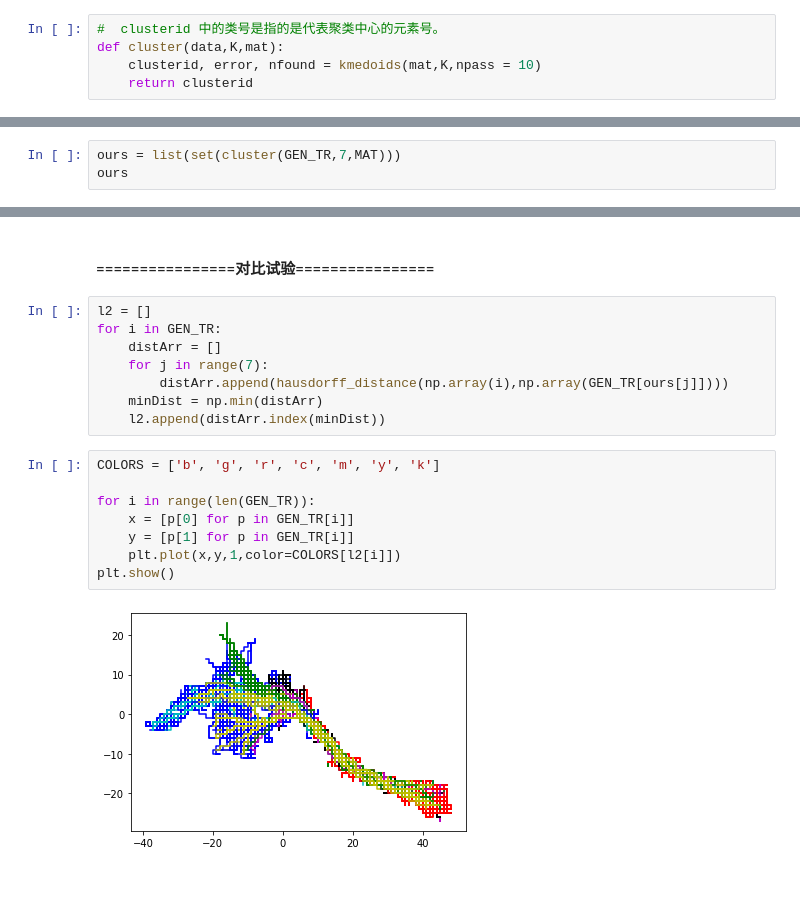
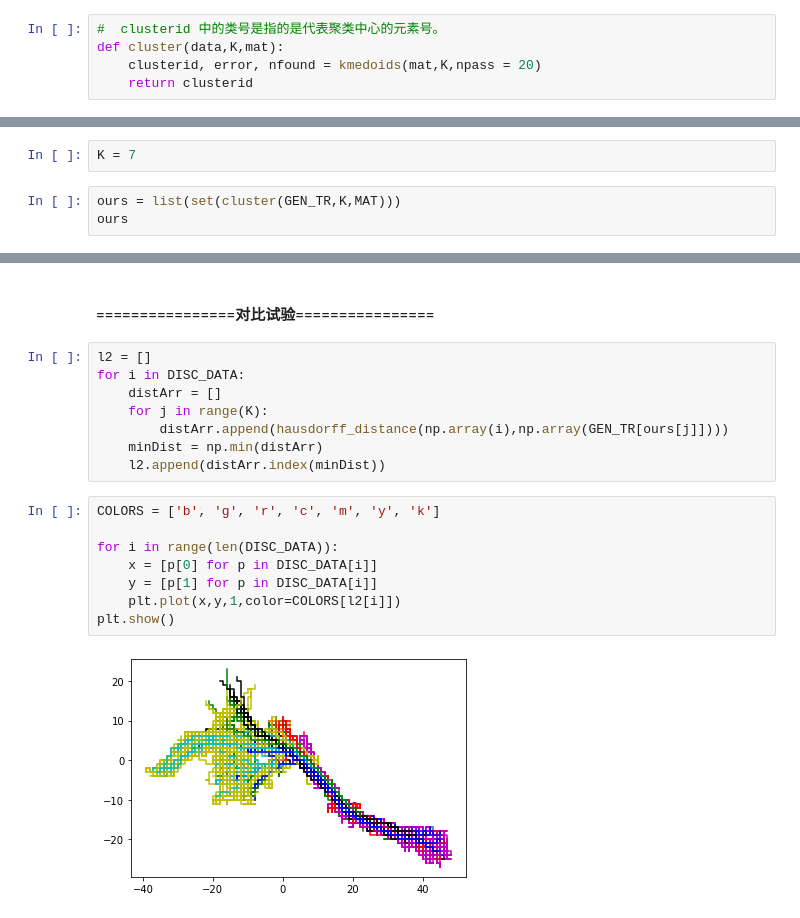
Before and after one commit to suchfun/MasterThesis, a Jupyter notebook: experience/ch4_experience/centerNode.ipynb, the cells around one changed output, grey strips where cells are left out. Drawn from its saved outputs; the diff is of its cells as text; blank space fills up the shorter version.

```diff
--- a/experience/ch4_experience/centerNode.ipynb
+++ b/experience/ch4_experience/centerNode.ipynb
@@ -81,7 +81,7 @@ def distMatrix(data):
 # %%
 #  clusterid 中的类号是指的是代表聚类中心的元素号。
 def cluster(data,K,mat):
-    clusterid, error, nfound = kmedoids(mat,K,npass = 10)
+    clusterid, error, nfound = kmedoids(mat,K,npass = 20)
     return clusterid
 # %%
 def cost(data,labels):
@@ -223,4 +222,6 @@ chooseK(GEN_TR,20,MAT)
+# %%
+K = 7
 # %%
-ours = list(set(cluster(GEN_TR,7,MAT)))
+ours = list(set(cluster(GEN_TR,K,MAT)))
 ours
 # %% [output]
@@ -241,19 +242,19 @@ DISC_DATA = discretization(DATA)
 #### ================对比试验================
 # %%
 l2 = []
-for i in GEN_TR:
+for i in DISC_DATA:
     distArr = []
-    for j in range(7):
+    for j in range(K):
         distArr.append(hausdorff_distance(np.array(i),np.array(GEN_TR[ours[j]])))
     minDist = np.min(distArr)
     l2.append(distArr.index(minDist))
 # %%
 COLORS = ['b', 'g', 'r', 'c', 'm', 'y', 'k']
 
-for i in range(len(GEN_TR)):
-    x = [p[0] for p in GEN_TR[i]]
-    y = [p[1] for p in GEN_TR[i]]
+for i in range(len(DISC_DATA)):
+    x = [p[0] for p in DISC_DATA[i]]
+    y = [p[1] for p in DISC_DATA[i]]
     plt.plot(x,y,1,color=COLORS[l2[i]])
 plt.show()
 # %% [output]
-[figure, old version]
+[figure, new version]
```
Also changed, not shown: parts of 5 cells of this notebook, 27 other files.
